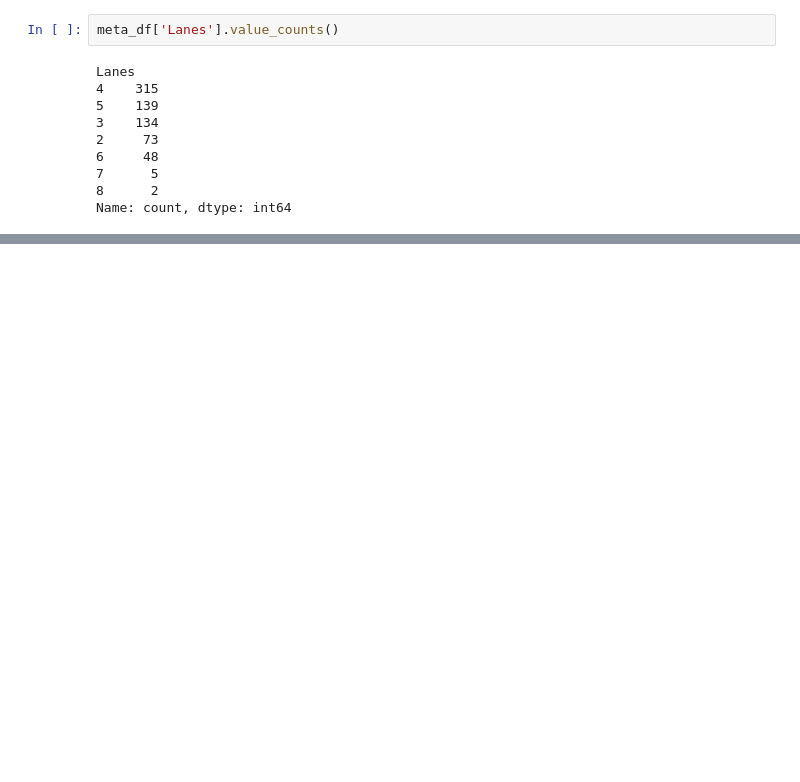
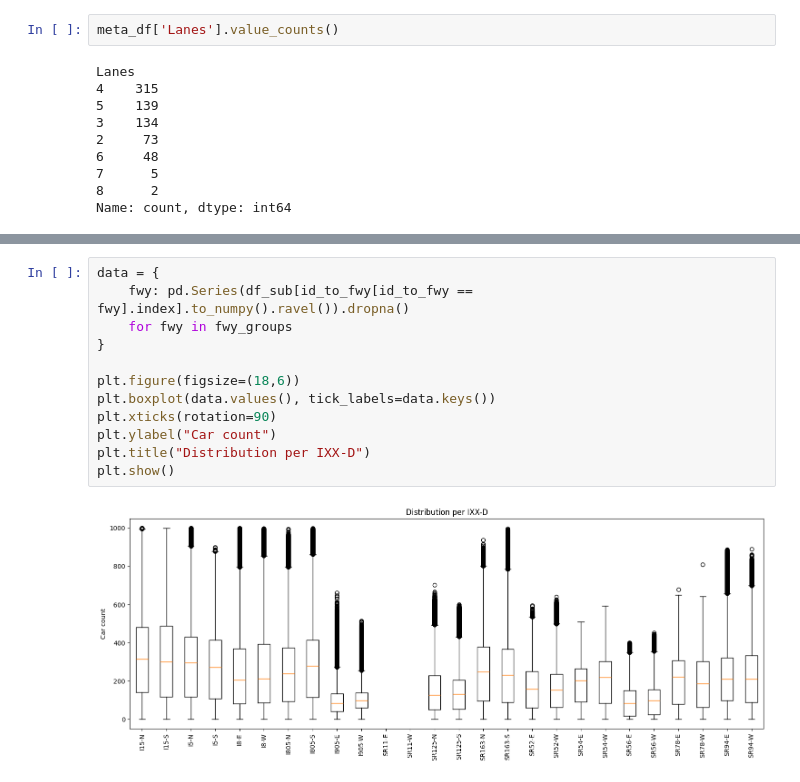
Before and after one commit to jtzanetatos/largest-spatiotemporal-lab, a Jupyter notebook: notebooks/01-EDA-San-Diego.ipynb, the cells around one changed output, grey strips where cells are left out. Saved outputs shown, nothing was run; the diff lists cells and outputs as text; blank space fills up the shorter version.

```diff
--- a/notebooks/01-EDA-San-Diego.ipynb
+++ b/notebooks/01-EDA-San-Diego.ipynb
@@ -255,0 +569,14 @@ TODO:
+# %%
+data = {
+    fwy: pd.Series(df_sub[id_to_fwy[id_to_fwy == fwy].index].to_numpy().ravel()).dropna()
+    for fwy in fwy_groups
+}
+
+plt.figure(figsize=(18,6))
+plt.boxplot(data.values(), tick_labels=data.keys())
+plt.xticks(rotation=90)
+plt.ylabel("Car count")
+plt.title("Distribution per IXX-D")
+plt.show()
+# %% [output]
+[figure, added]
```
Also changed, not shown: parts of 27 cells of this notebook.
